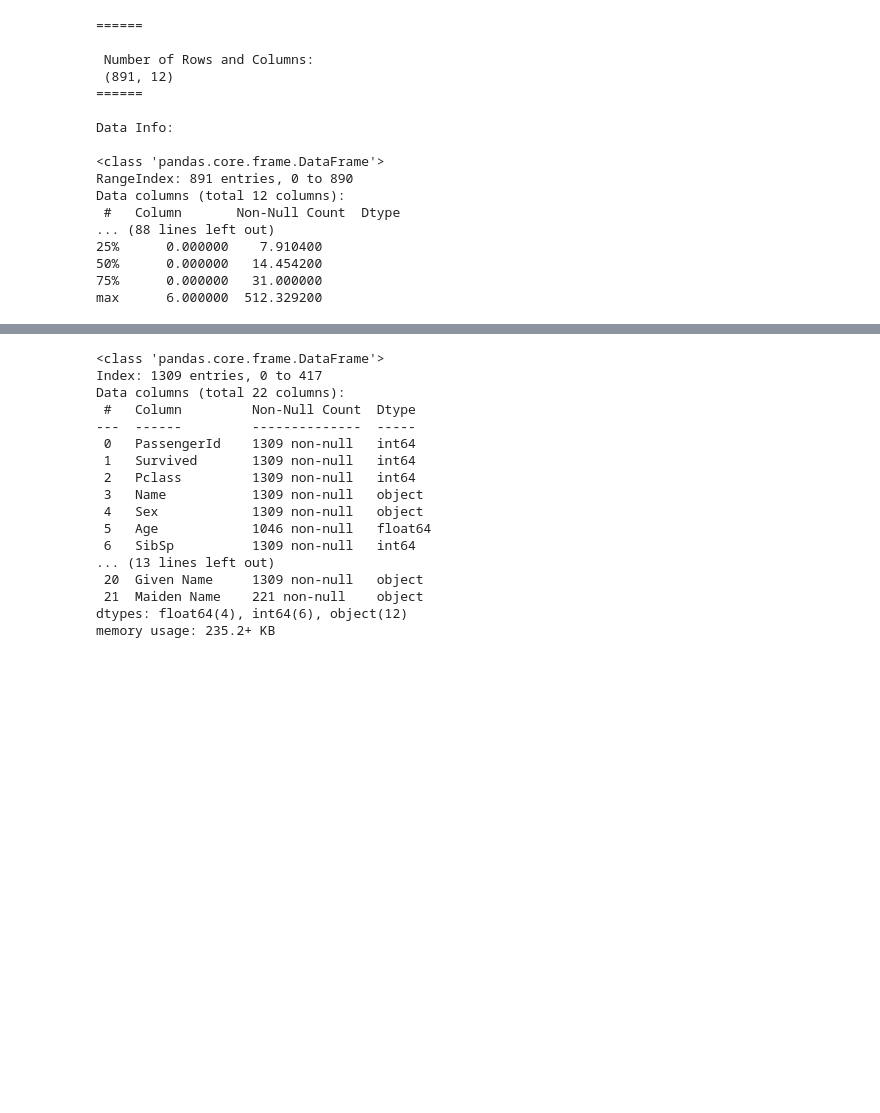
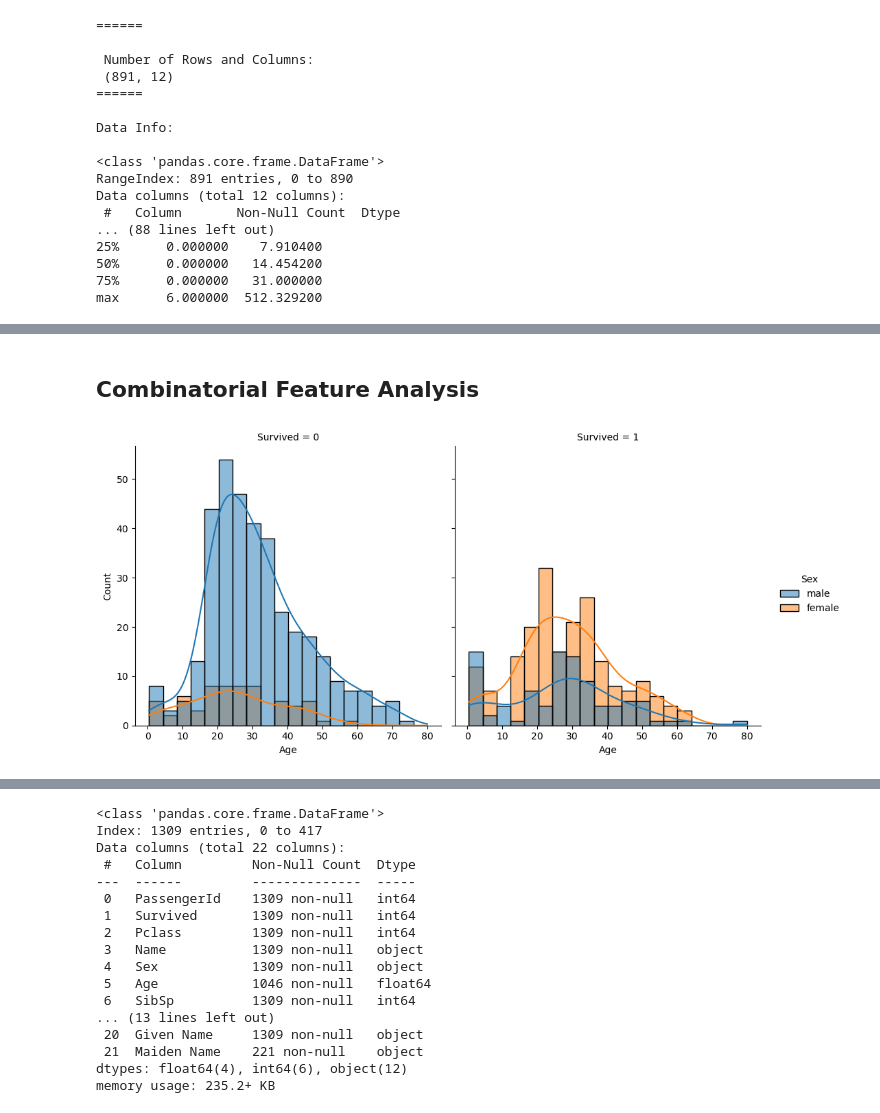
Before and after one commit to MilesQLi/Miles_Data_Science_Collection, a Jupyter notebook: TitanicSurvival/main.ipynb, the cells around one changed output, grey strips where cells are left out. Saved outputs shown, nothing was run; the diff lists cells and outputs as text; code cells hidden in the pictures; blank space fills up the shorter version.

```diff
--- a/TitanicSurvival/main.ipynb
+++ b/TitanicSurvival/main.ipynb
@@ -83,0 +83,6 @@ plot_all_cat_vs_target(train_df, target)
+# %% [markdown]
+## Combinatorial Feature Analysis
+# %%
+plot_one_num_two_cat(train_df,'Age','Sex','Survived')
+# %% [output]
+[figure, added]
```
Also changed, not shown: parts of 13 cells of this notebook, 5 other files.
